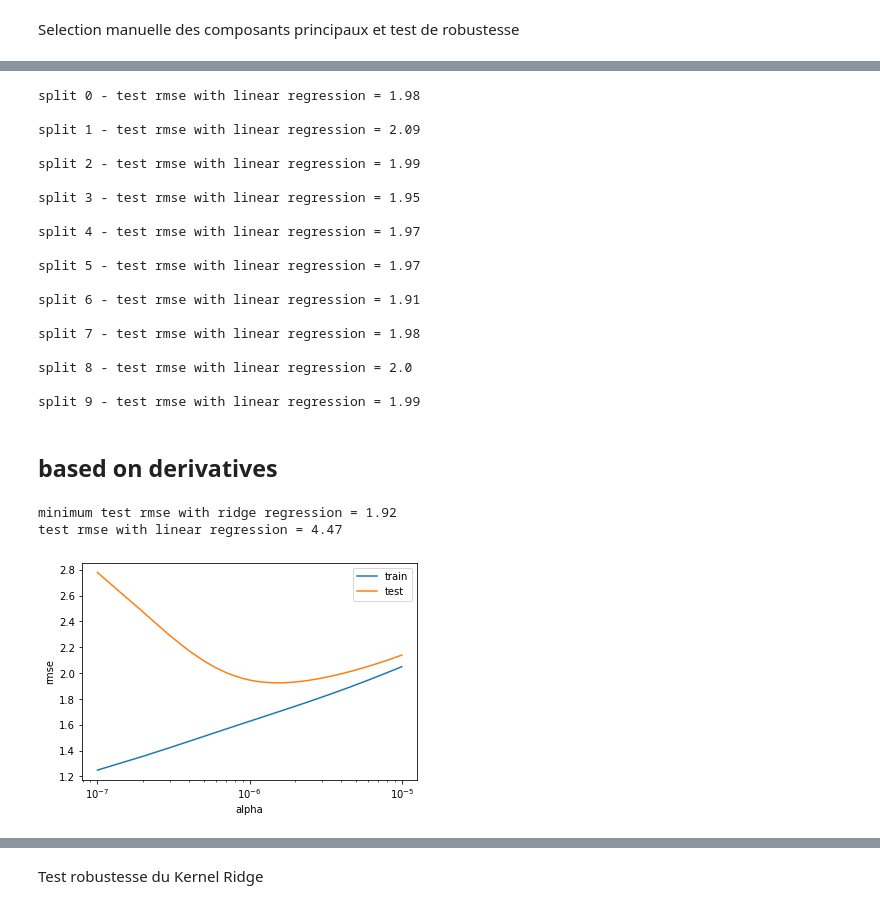
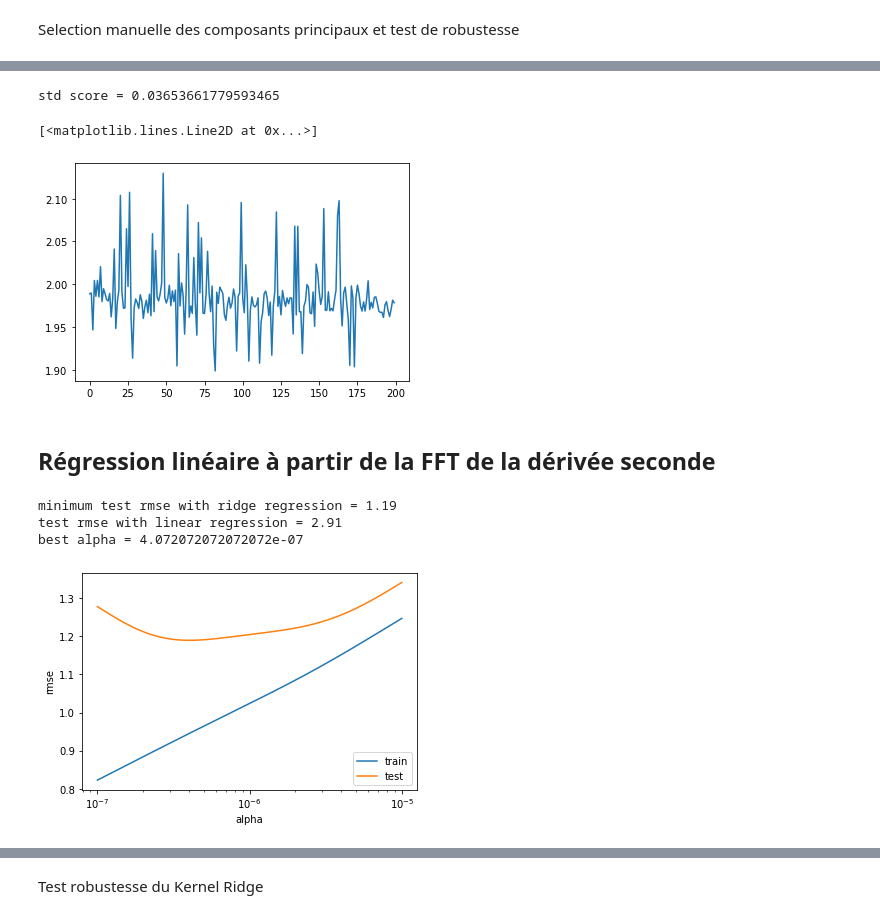
Before and after one commit to rinkelp/tecator, a Jupyter notebook: Analysis.ipynb, the cells around one changed output, grey strips where cells are left out. Saved outputs shown, nothing was run; the diff lists cells and outputs as text; code cells hidden in the pictures.

```diff
--- a/Analysis.ipynb
+++ b/Analysis.ipynb
@@ -443,12 +444,13 @@ RMSE(Y_test, y_pred)
 # %%
-n_splits = 10
+n_splits = 200
 # training sets with 5 sample removed each time
-rs = ShuffleSplit(n_splits=n_splits, test_size=5, random_state=0)
+rs = ShuffleSplit(n_splits=n_splits, test_size=5)
 
 rs.get_n_splits(X_train)
 
 train_splits = [s[0] for s in rs.split(X_train)]
 
+score = []
 for i in range(n_splits):
 
     X_train_cut, Y_train_cut = X_train[train_splits[i]], Y_train[train_splits[i]]
@@ -457,26 +459,12 @@ for i in range(n_splits):
     model.fit(X_train_cut, Y_train_cut)
     y_pred = model.predict(X_test)
 
-    print(f'split {i} - test rmse with linear regression = {np.round(RMSE(Y_test, y_pred), 2)} \n')
+    score.append(RMSE(Y_test, y_pred))
+#     print(f'split {i} - test rmse with linear regression = {np.round(RMSE(Y_test, y_pred), 2)}')
+
+print(f'std score = {np.std(score)}')
+plt.plot(score)
 # %% [output]
-split 0 - test rmse with linear regression = 1.98
-
-split 1 - test rmse with linear regression = 2.09
-
-split 2 - test rmse with linear regression = 1.99
-
-split 3 - test rmse with linear regression = 1.95
-
-split 4 - test rmse with linear regression = 1.97
-
-split 5 - test rmse with linear regression = 1.97
-
-split 6 - test rmse with linear regression = 1.91
-
-split 7 - test rmse with linear regression = 1.98
-
-split 8 - test rmse with linear regression = 2.0
-
-split 9 - test rmse with linear regression = 1.99
+std score = 0.03653661779593465
+[<matplotlib.lines.Line2D at 0x...>]
+[figure, added]
-# %% [markdown]
-## based on derivatives
@@ -491,30 +471,60 @@ X_test, Y_test = dab_array[split_ind:,:], fat_array[split_ind:]
+# %% [markdown]
+## Régression linéaire à partir de la FFT de la dérivée seconde
+# %%
+split_ind = 172
+
+# rmse = 1.6   std = 0.03
+# X_train, Y_train = fft_array[:split_ind,:15], fat_array[:split_ind]
+# X_test, Y_test = fft_array[split_ind:,:15], fat_array[split_ind:]
+
+# rmse = 1.2   std = 0.06
+X_train, Y_train = np.concatenate((ab_array[:split_ind], \
+                                   fft_array[:split_ind,:15]), axis=-1), fat_array[:split_ind]
+X_test, Y_test = np.concatenate((ab_array[split_ind:], \
+                                 fft_array[split_ind:,:15]), axis=-1), fat_array[split_ind:]
+
+
+# X_train, Y_train = np.concatenate((pc_array[:split_ind,:17], \
+#                                    fft_array[:split_ind,:15]), axis=-1), fat_array[:split_ind]
+# X_test, Y_test = np.concatenate((pc_array[split_ind:,:17], \
+#                                  fft_array[split_ind:,:15]), axis=-1), fat_array[split_ind:]
+
+# X_train, Y_train = np.concatenate((ab_array[:split_ind,:], \
+#                                    pc_array[:split_ind,list_pc], \
+#                                    fft_array[:split_ind,:15]), axis=-1), fat_array[:split_ind]
+# X_test, Y_test = np.concatenate((ab_array[split_ind:,:], \
+#                                   pc_array[split_ind:,list_pc], \
+#                                  fft_array[split_ind:,:15]), axis=-1), fat_array[split_ind:]
 # %%
-alpha_list = np.linspace(1e-7,1e-5,100)#[1e-8,1e-7,1e-6,1e-5, 1e-4,1e-3,1e-2,0.1,0.2]
+alpha_list = np.linspace(1e-7,1e-5,1000)
 list_score_test = []
 list_score_train = []
 for a in alpha_list:
     model = linear_model.Ridge(alpha=a)
     model.fit(X_train, Y_train)
     y_pred_test = model.predict(X_test)
     y_pred_train = model.predict(X_train)
     list_score_test.append(RMSE(Y_test, y_pred_test))
     list_score_train.append(RMSE(Y_train, y_pred_train))
 
 plt.plot(alpha_list, list_score_train, label='train')
 plt.plot(alpha_list, list_score_test, label='test')
 plt.legend()
 plt.xscale('log')
 plt.xlabel('alpha')
 plt.ylabel('rmse')
 
 print(f'minimum test rmse with ridge regression = {np.round(np.min(list_score_test),2)}')
 
 model = linear_model.LinearRegression()
 model.fit(X_train, Y_train)
 y_pred = model.predict(X_test)
 
 print(f'test rmse with linear regression = {np.round(RMSE(Y_test, y_pred), 2)}')
+
+print(f'best alpha = {alpha_list[np.argmin(list_score_test)]}')
 # %% [output]
-minimum test rmse with ridge regression = 1.92
-test rmse with linear regression = 4.47
+minimum test rmse with ridge regression = 1.19
+test rmse with linear regression = 2.91
+best alpha = 4.072072072072072e-07
-[figure, old version]
+[figure, new version]
```
Also changed, not shown: parts of 52 cells of this notebook.
